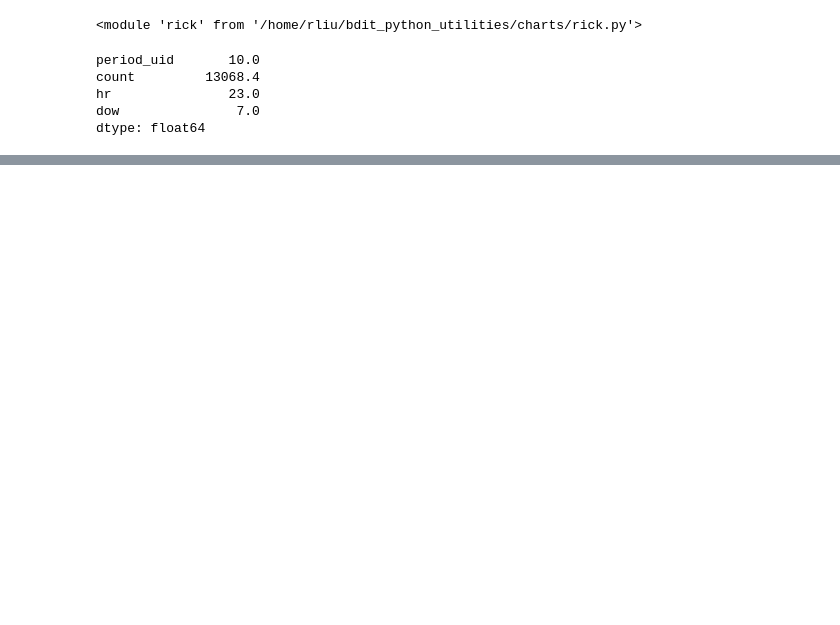
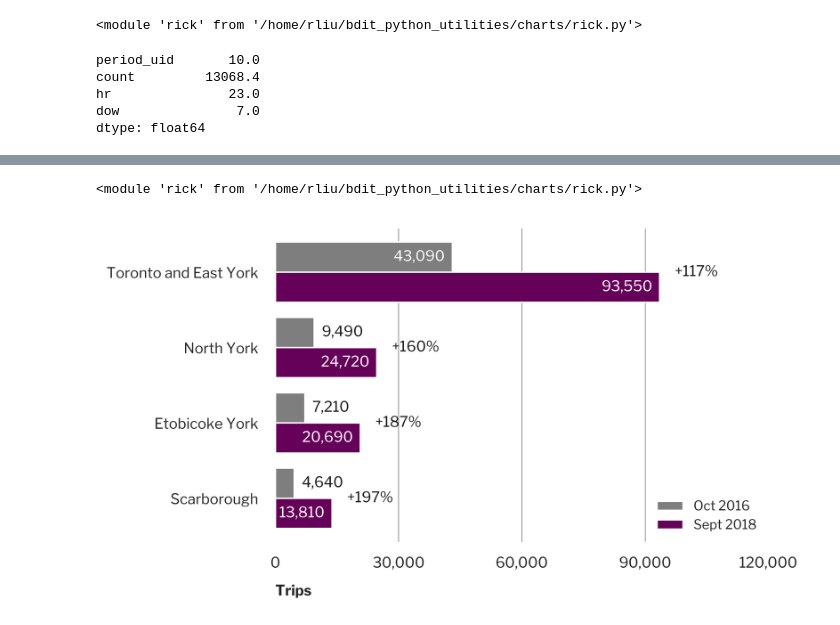
Before and after one commit to CityofToronto/bdit_python_utilities, a Jupyter notebook: charts/module_test.ipynb, the cells around one changed output, grey strips where cells are left out. Drawn from its saved outputs; the diff is of its cells as text; code cells hidden in the pictures; blank space fills up the shorter version.

Commit message:
added stacked bar

```diff
--- a/charts/module_test.ipynb
+++ b/charts/module_test.ipynb
@@ -223,3 +223,35 @@ count         13068.4
 hr               23.0
 dow               7.0
 dtype: float64
+# %%
+query = '''
+
+WITH sum AS (
+
+SELECT pickup_datetime, sum(count) as count, extract(month from pickup_datetime) as mon, extract(year from pickup_datetime) as yr, area_name FROM ptc.trip_data_agg_ward_25
+LEFT JOIN gis.ward_community_lookup ON pickup_ward2018 = area_short
+
+WHERE pickup_datetime > '2016-09-30'
+GROUP BY pickup_datetime, area_name
+), collect AS (
+SELECT area_name, avg(count) as count, mon, yr from sum
+group by area_name,  mon, yr)
+
+,tot1 AS (
+
+SELECT area_name, avg(count) as count FROM collect
+WHERE (yr =2016 AND mon IN (10))
+GROUP BY area_name
+), tot2 AS (
+
+SELECT area_name, avg(count) as count FROM collect
+WHERE (yr =2018 AND mon IN (9))
+GROUP BY area_name
+)
+SELECT SPLIT_PART(area_name, 'Community', 1) as area_name,
+b.count as count1, a.count as count2 FROM tot1 b
+LEFT JOIN tot2 a USING (area_name)
+ORDER BY count1 ASC
+'''
+
+district_cond = pandasql.read_sql(query, con)
@@ -225,0 +399,9 @@ dtype: float64
+# %%
+importlib.reload(rick)
+# %% [output]
+<module 'rick' from '/home/rliu/bdit_python_utilities/charts/rick.py'>
+# %%
+fig, ax = rick.charts.stacked_chart(district_cond, xlab='Trips', lab1 = 'Oct 2016', lab2 = 'Sept 2018',
+                                   percent = True)
+# %% [output]
+[figure, added]
```
Also changed, not shown: parts of 9 cells of this notebook, 2 other files.
